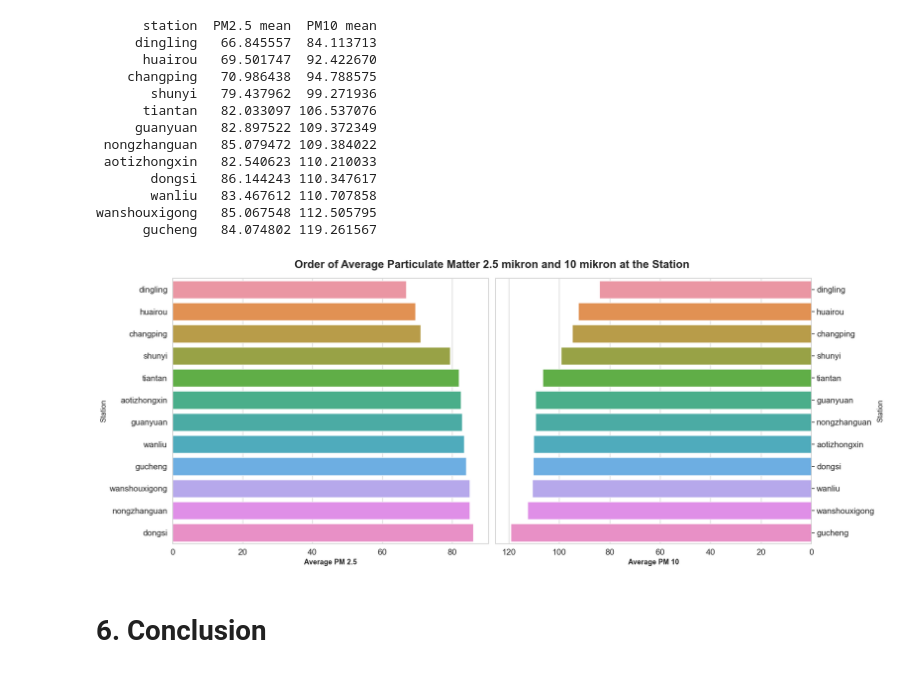
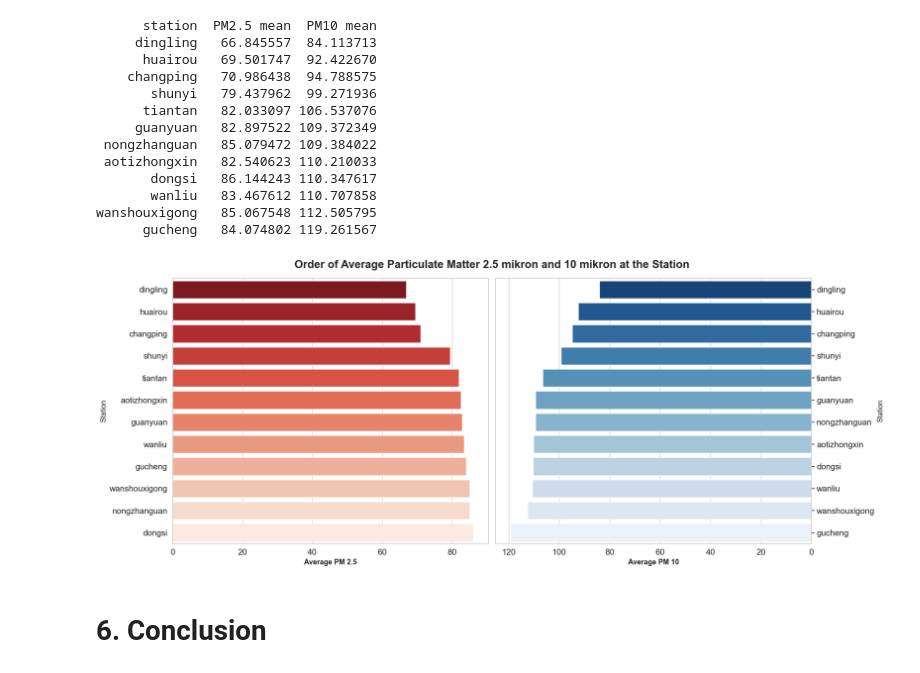
Before and after one commit to Awangnugrawan/Air-Quality-Dashboard, a Jupyter notebook: notebook.ipynb, the cells around one changed output. Saved outputs shown, nothing was run; the diff lists cells and outputs as text; code cells hidden in the pictures.

```diff
--- a/notebook.ipynb
+++ b/notebook.ipynb
@@ -1206,33 +1220,33 @@ wanshouxigong   85.067548 112.505795
 # %%
 # Set style
 sns.set(style="whitegrid")
 
 # Data Preparation
 fig, ax = plt.subplots(nrows=1, ncols=2, figsize=(20, 8))
 
 # Bar Plot for CO Mean
-sns.barplot(x="PM2.5 mean", y="station", data=sorted_mean_PM25_df, ax=ax[0])
+sns.barplot(x="PM2.5 mean", y="station", data=sorted_mean_PM25_df, ax=ax[0],palette="Reds_r")
 ax[0].set_ylabel("Station", fontsize=13)
 ax[0].set_xlabel("Average PM 2.5", fontsize=13,weight='bold')
 ax[0].tick_params(axis='both', labelsize=15)
 
 # Bar Plot for NO2 Mean
-sns.barplot(x="PM10 mean", y="station", data=sorted_mean_PM10_df, ax=ax[1])
+sns.barplot(x="PM10 mean", y="station", data=sorted_mean_PM10_df, ax=ax[1],palette="Blues_r")
 ax[1].set_ylabel("Station", fontsize=13)
-ax[1].set_xlabel("Average PM 10", fontsize=13,weight='bold')
+ax[1].set_xlabel("Average PM 10", fontsize=13,weight='bold',)
 ax[1].tick_params(axis='both', labelsize=15)
 ax[1].invert_xaxis()
 ax[1].yaxis.set_label_position("right")
 ax[1].yaxis.tick_right()
 
 # Overall Title
 plt.suptitle("Order of Average Particulate Matter 2.5 mikron and 10 mikron at the Station", fontsize=20, weight='bold')
 plt.tight_layout()
 
 
 plt.show()
 # %% [output]
-[figure, old version]
+[figure, new version]
 # %% [markdown]
 # 6. Conclusion
 # %% [markdown]
```
Also changed, not shown: parts of 4 cells of this notebook, 3 other files.
